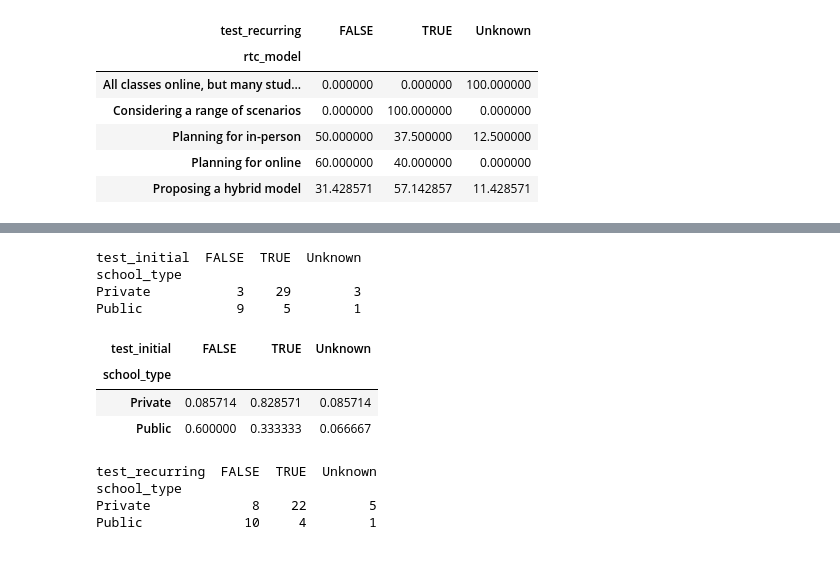
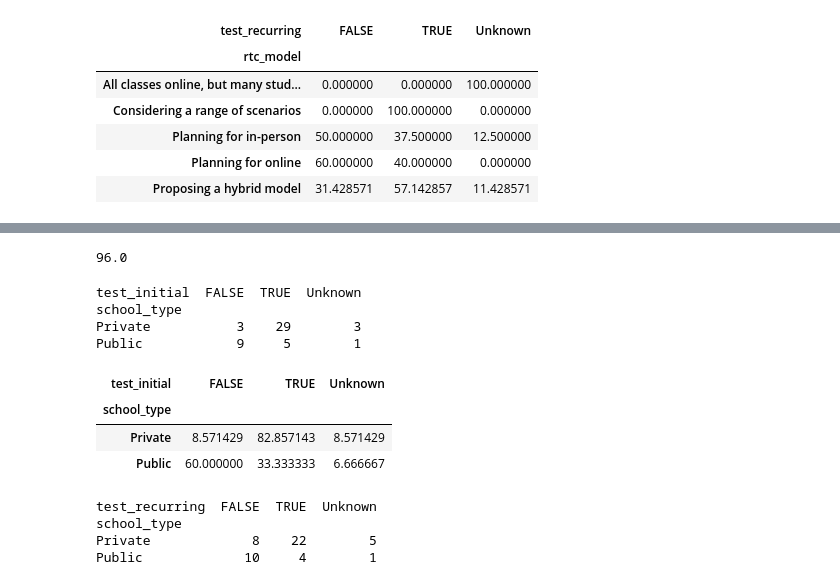
Before and after one commit to pachterlab/BTRBP_2020, a Jupyter notebook: notebooks/basic_stats.ipynb, the cells around one changed output, grey strips where cells are left out. Cells and saved outputs as stored; diff of their text form; code cells hidden in the pictures.

```diff
--- a/notebooks/basic_stats.ipynb
+++ b/notebooks/basic_stats.ipynb
@@ -491,16 +560,20 @@ Proposing a hybrid model                               11    20        4
+# %%
+v.sum(axis=0)["TRUE"]/v.sum(axis=0).sum()*100
+# %% [output]
+96.0
 # %%
 v = top_uni.groupby(["school_type", "test_initial"]).size().unstack(fill_value=0)
 print(v)
-v/v.sum(axis=1)[:,None]
+v/v.sum(axis=1)[:,None]*100
 # %% [output]
 test_initial  FALSE  TRUE  Unknown
 school_type
 Private           3    29        3
 Public            9     5        1
 | test_initial | FALSE | TRUE | Unknown |
 | school_type |  |  |  |
-| Private | 0.085714 | 0.828571 | 0.085714 |
-| Public | 0.600000 | 0.333333 | 0.066667 |
+| Private | 8.571429 | 82.857143 | 8.571429 |
+| Public | 60.000000 | 33.333333 | 6.666667 |
 # %%
 v = top_uni.groupby(["school_type", "test_recurring"]).size().unstack(fill_value=0)
 print(v)
```
Also changed, not shown: parts of 6 cells of this notebook.
